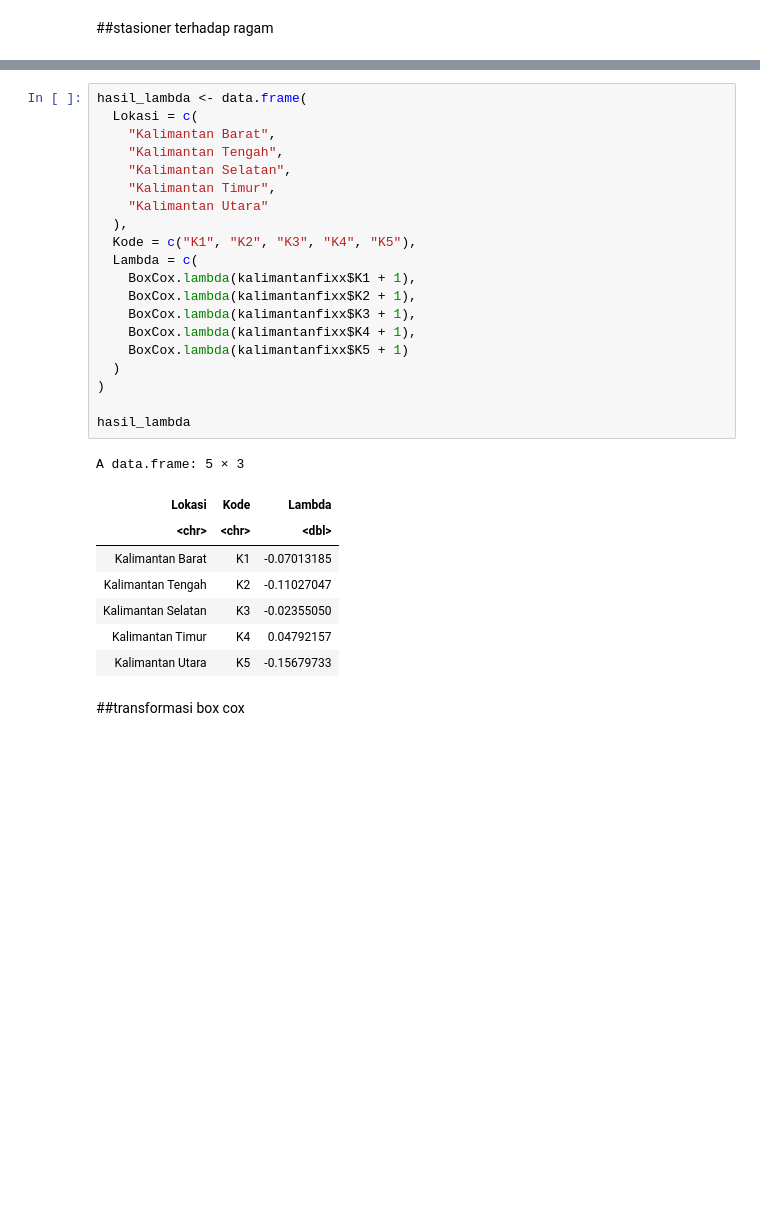
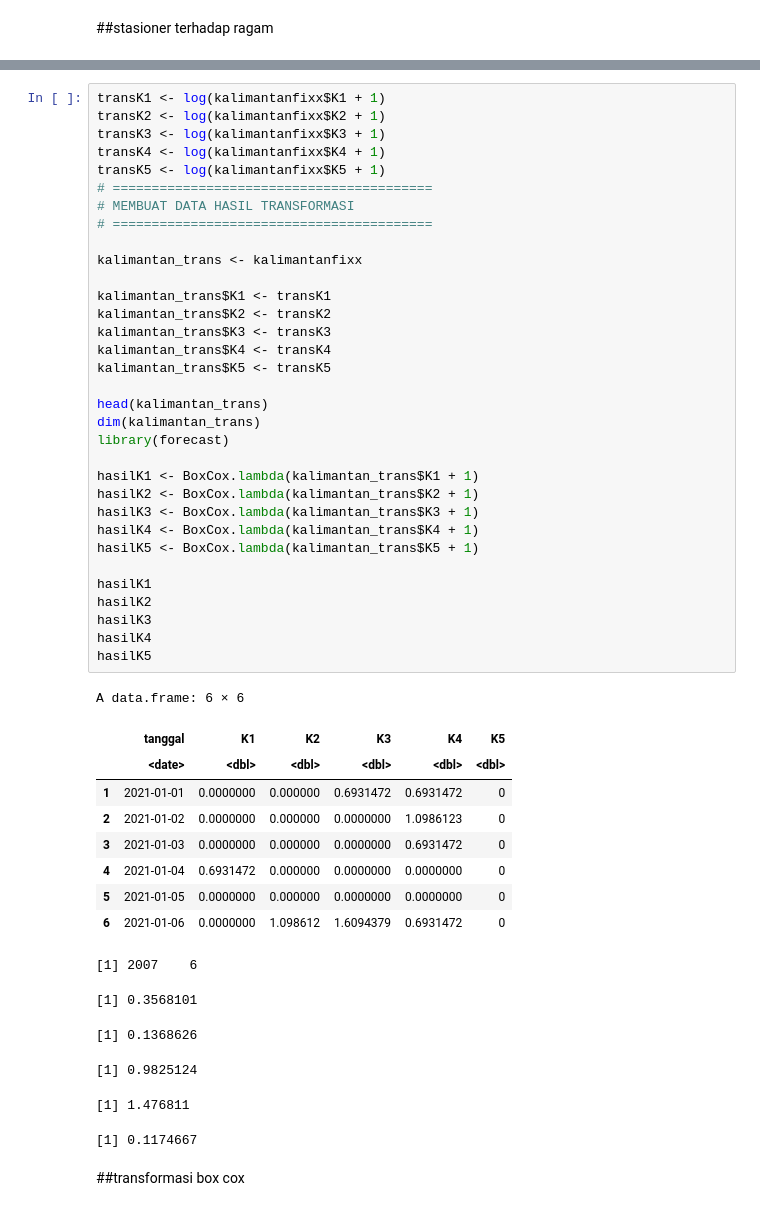
Before and after one commit to estyaprnm/Thesis, a Jupyter notebook: Copy_of_thesisgstar.ipynb, the cells around one changed output, grey strips where cells are left out. Saved outputs shown, nothing was run; the diff lists cells and outputs as text; blank space fills up the shorter version.

```diff
--- a/Copy_of_thesisgstar.ipynb
+++ b/Copy_of_thesisgstar.ipynb
@@ -921,34 +1099,54 @@ lambda_K5
 [1] -0.0235505
 [1] 0.04792157
 [1] -0.1567973
-# %%
-hasil_lambda <- data.frame(
-  Lokasi = c(
-    "Kalimantan Barat",
-    "Kalimantan Tengah",
-    "Kalimantan Selatan",
-    "Kalimantan Timur",
-    "Kalimantan Utara"
-  ),
-  Kode = c("K1", "K2", "K3", "K4", "K5"),
-  Lambda = c(
-    BoxCox.lambda(kalimantanfixx$K1 + 1),
-    BoxCox.lambda(kalimantanfixx$K2 + 1),
-    BoxCox.lambda(kalimantanfixx$K3 + 1),
-    BoxCox.lambda(kalimantanfixx$K4 + 1),
-    BoxCox.lambda(kalimantanfixx$K5 + 1)
-  )
-)
-
-hasil_lambda
-# %% [output]
-A data.frame: 5 × 3
-| Lokasi | Kode | Lambda |
-| <chr> | <chr> | <dbl> |
-| Kalimantan Barat | K1 | -0.07013185 |
-| Kalimantan Tengah | K2 | -0.11027047 |
-| Kalimantan Selatan | K3 | -0.02355050 |
-| Kalimantan Timur | K4 | 0.04792157 |
-| Kalimantan Utara | K5 | -0.15679733 |
+# %%
+transK1 <- log(kalimantanfixx$K1 + 1)
+transK2 <- log(kalimantanfixx$K2 + 1)
+transK3 <- log(kalimantanfixx$K3 + 1)
+transK4 <- log(kalimantanfixx$K4 + 1)
+transK5 <- log(kalimantanfixx$K5 + 1)
+# =========================================
+# MEMBUAT DATA HASIL TRANSFORMASI
+# =========================================
+
+kalimantan_trans <- kalimantanfixx
+
+kalimantan_trans$K1 <- transK1
+kalimantan_trans$K2 <- transK2
+kalimantan_trans$K3 <- transK3
+kalimantan_trans$K4 <- transK4
+kalimantan_trans$K5 <- transK5
+
+head(kalimantan_trans)
+dim(kalimantan_trans)
+library(forecast)
+
+hasilK1 <- BoxCox.lambda(kalimantan_trans$K1 + 1)
+hasilK2 <- BoxCox.lambda(kalimantan_trans$K2 + 1)
+hasilK3 <- BoxCox.lambda(kalimantan_trans$K3 + 1)
+hasilK4 <- BoxCox.lambda(kalimantan_trans$K4 + 1)
+hasilK5 <- BoxCox.lambda(kalimantan_trans$K5 + 1)
+
+hasilK1
+hasilK2
+hasilK3
+hasilK4
+hasilK5
+# %% [output]
+A data.frame: 6 × 6
+|  | tanggal | K1 | K2 | K3 | K4 | K5 |
+|  | <date> | <dbl> | <dbl> | <dbl> | <dbl> | <dbl> |
+| 1 | 2021-01-01 | 0.0000000 | 0.000000 | 0.6931472 | 0.6931472 | 0 |
+| 2 | 2021-01-02 | 0.0000000 | 0.000000 | 0.0000000 | 1.0986123 | 0 |
+| 3 | 2021-01-03 | 0.0000000 | 0.000000 | 0.0000000 | 0.6931472 | 0 |
+| 4 | 2021-01-04 | 0.6931472 | 0.000000 | 0.0000000 | 0.0000000 | 0 |
+| 5 | 2021-01-05 | 0.0000000 | 0.000000 | 0.0000000 | 0.0000000 | 0 |
+| 6 | 2021-01-06 | 0.0000000 | 1.098612 | 1.6094379 | 0.6931472 | 0 |
+[1] 2007    6
+[1] 0.3568101
+[1] 0.1368626
+[1] 0.9825124
+[1] 1.476811
+[1] 0.1174667
 # %% [markdown]
 ##transformasi box cox
```
Also changed, not shown: parts of 10 cells of this notebook.
